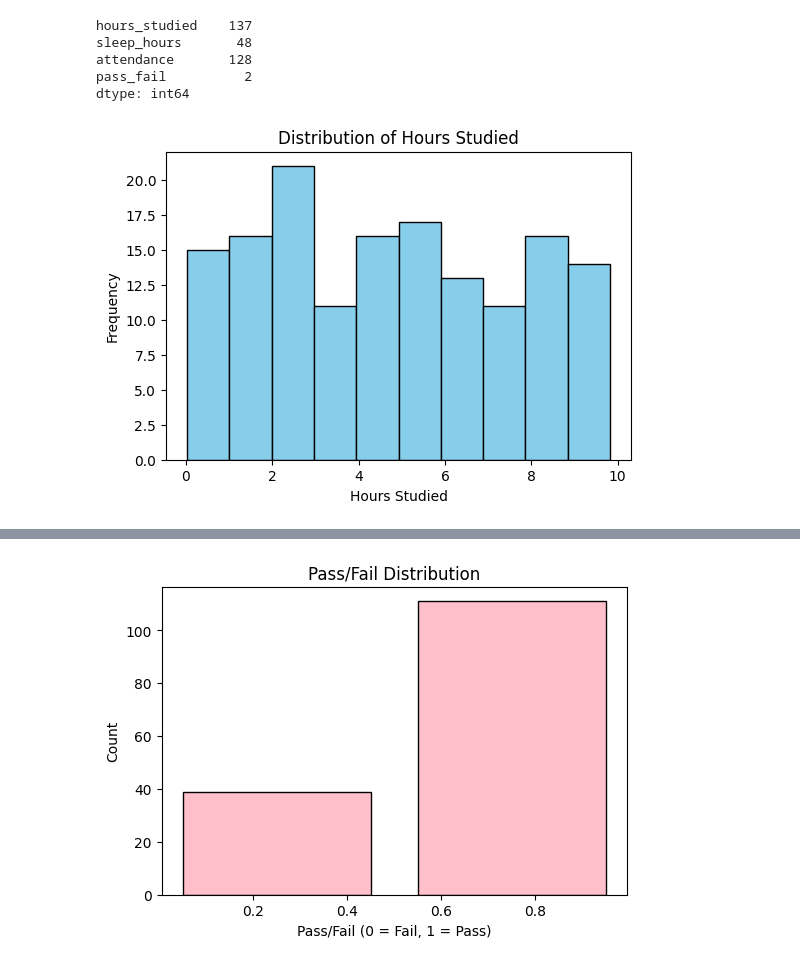
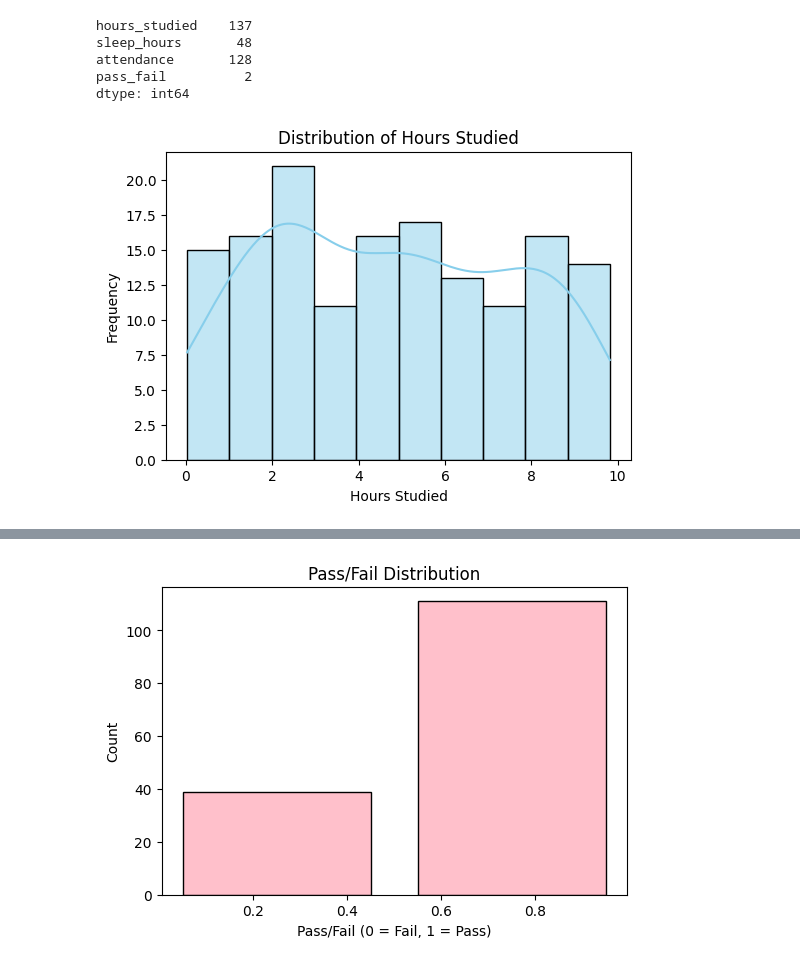
Before and after one commit to YUVASHRI-25/ML_PROJECT-1, a Jupyter notebook: code.ipynb, the cells around one changed output, grey strips where cells are left out. Saved outputs shown, nothing was run; the diff lists cells and outputs as text; code cells hidden in the pictures.

```diff
--- a/code.ipynb
+++ b/code.ipynb
@@ -81,13 +83,17 @@ attendance       128
 pass_fail          2
 dtype: int64
 # %%
+#distribution of hours studied
 import matplotlib.pyplot as plt
+import seaborn as sns
 
 plt.figure(figsize=(6,4))
-plt.hist(df['hours_studied'], bins=10, color="skyblue", edgecolor="black")
+
+sns.histplot(df['hours_studied'], bins=10, kde=True, color="skyblue", edgecolor="black")
+
 plt.xlabel("Hours Studied")
 plt.ylabel("Frequency")
 plt.title("Distribution of Hours Studied")
 plt.show()
 # %% [output]
-[figure, old version]
+[figure, new version]
```
Also changed, not shown: parts of 6 cells of this notebook.
